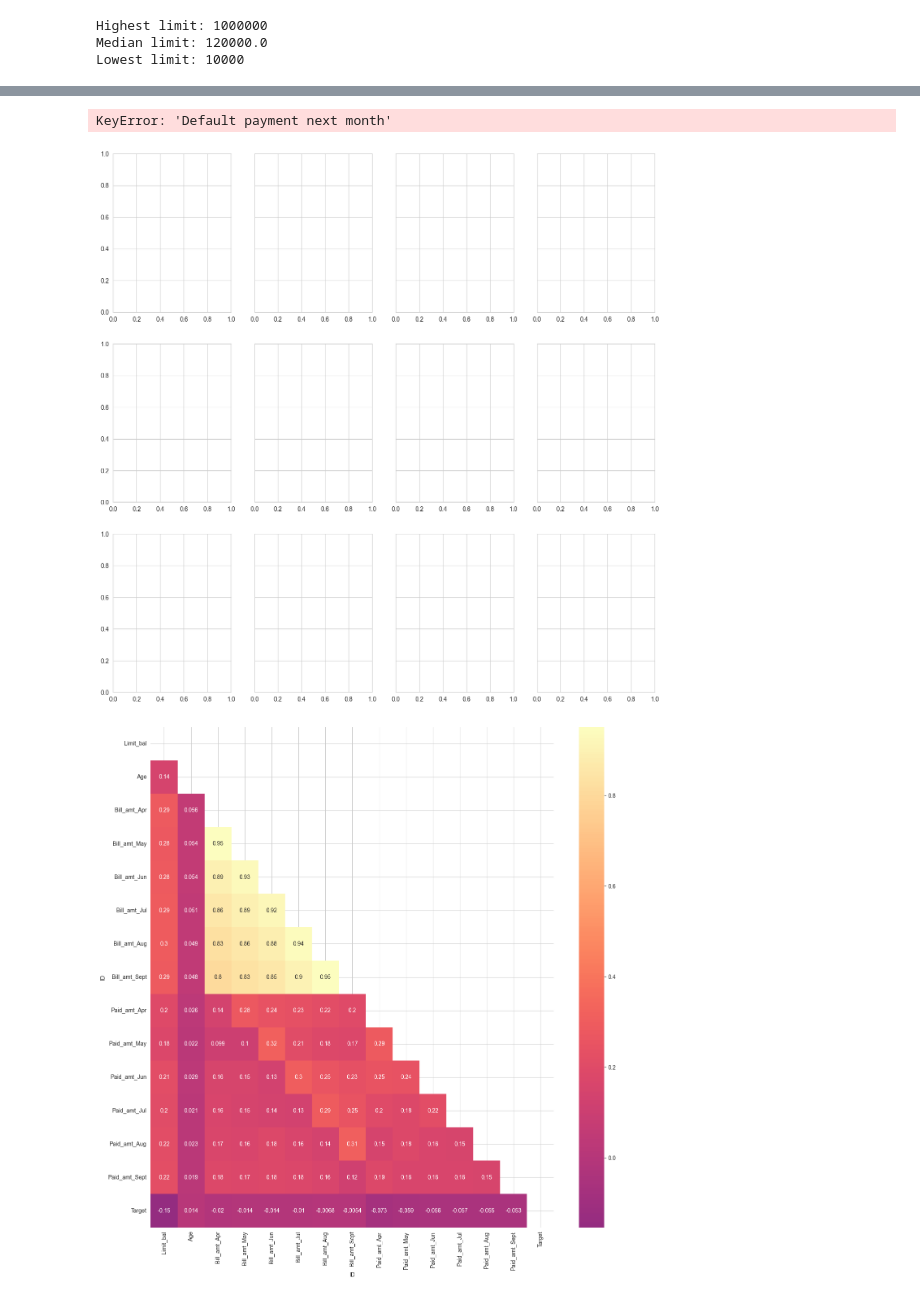
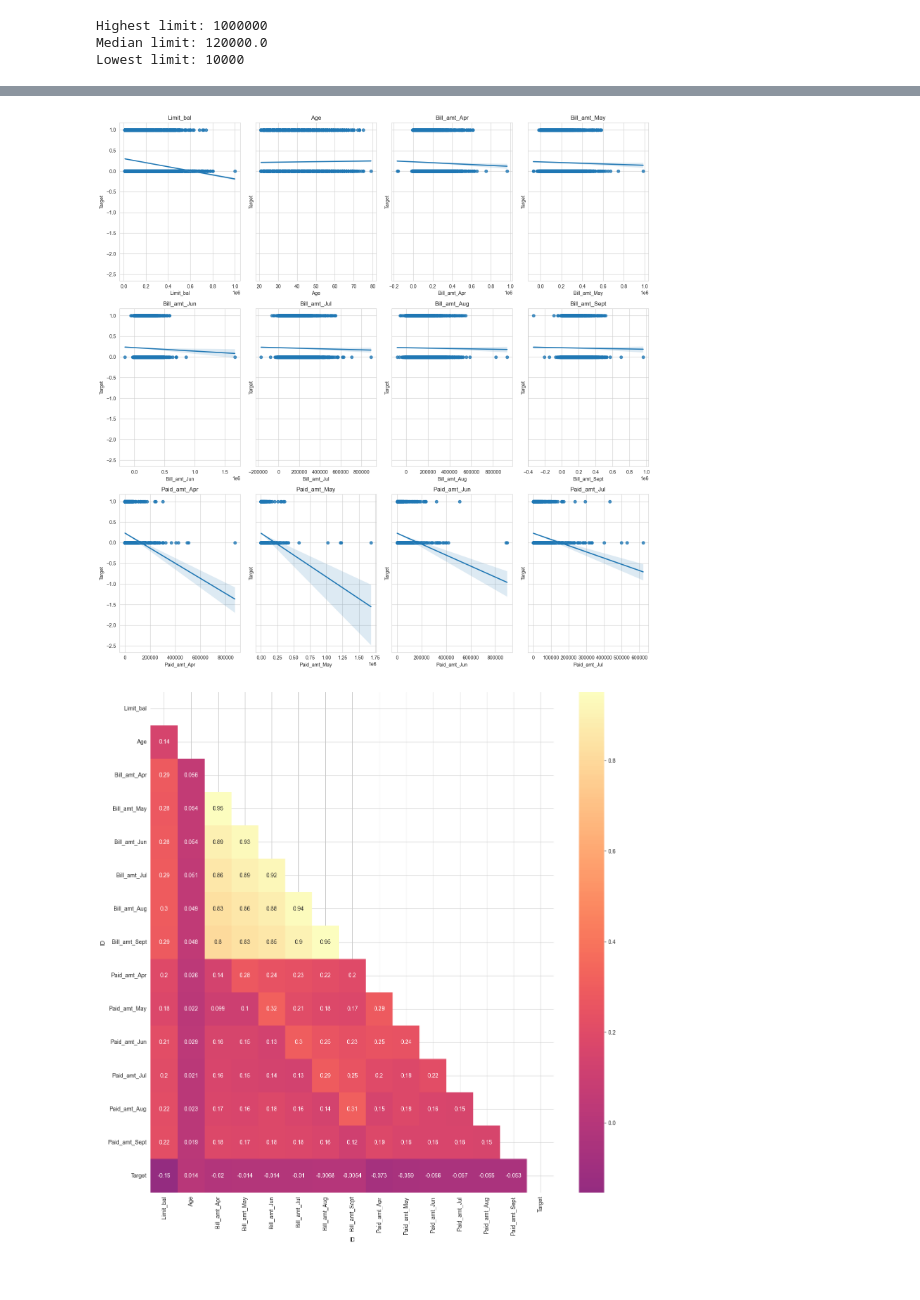
Before and after one commit to Imacharia/Default_predictor, a Jupyter notebook: Credit card default analysis.ipynb, the cells around one changed output, grey strips where cells are left out. Drawn from its saved outputs; the diff is of its cells as text; code cells hidden in the pictures.

```diff
--- a/Credit card default analysis.ipynb
+++ b/Credit card default analysis.ipynb
@@ -320,18 +321,17 @@ plt.show()
 # %%
 X = clean_df.drop(columns=['Sex', 'Education', 'Marriage', 'Pay_status_Apr',
                             'Pay_status_May', 'Pay_Status_Jun', 'Pay_Status_Jul',
                             'Pay_Status_Aug', 'Pay_Status_Sept'])
 fig, axs = plt.subplots(3, 4, figsize=(16, 16), sharey=True)
 for i in range(3):
     for j in range(4):
         if i*4 + j < len(X.columns):
-            sns.regplot(x=X.iloc[:,i*4+j], y='Default payment next month', data=clean_df, ax=axs[i][j])
+            sns.regplot(x=X.iloc[:,i*4+j], y='Target', data=clean_df, ax=axs[i][j])
             axs[i][j].set_title(X.columns[i*4+j])
 plt.tight_layout()
 plt.show()
 # %% [output]
-KeyError: 'Default payment next month'
-[figure, old version]
+[figure, new version]
 # %%
 ## Multicollinearity
 data_corr = clean_df.drop(columns=['Sex', 'Education', 'Marriage', 'Pay_status_Apr',
```
Also changed, not shown: parts of 26 cells of this notebook, 4 other files.
